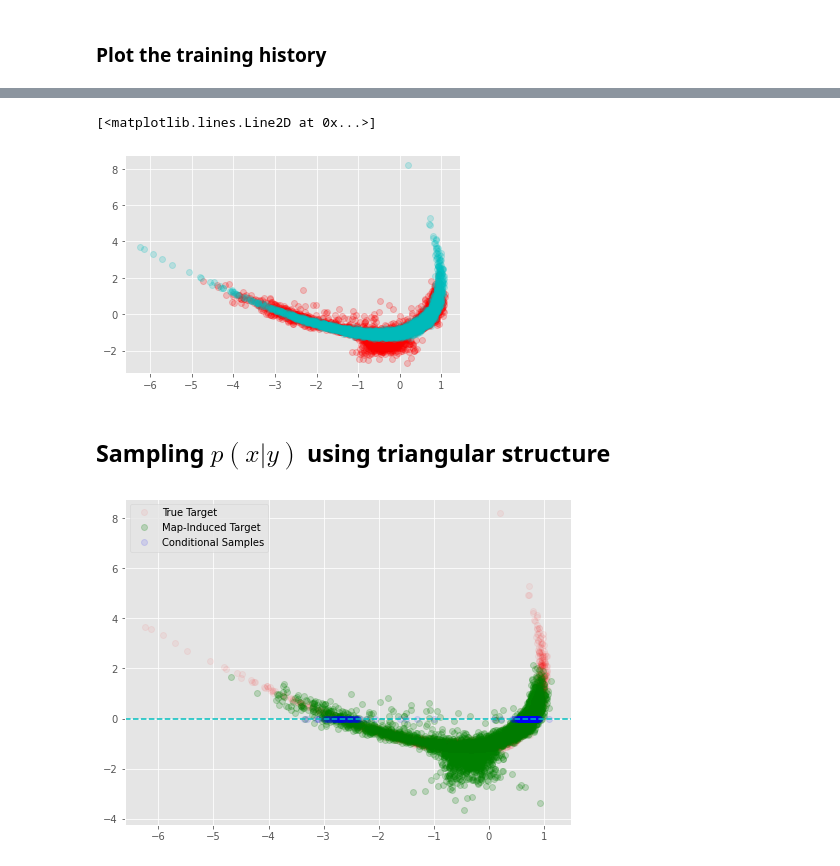
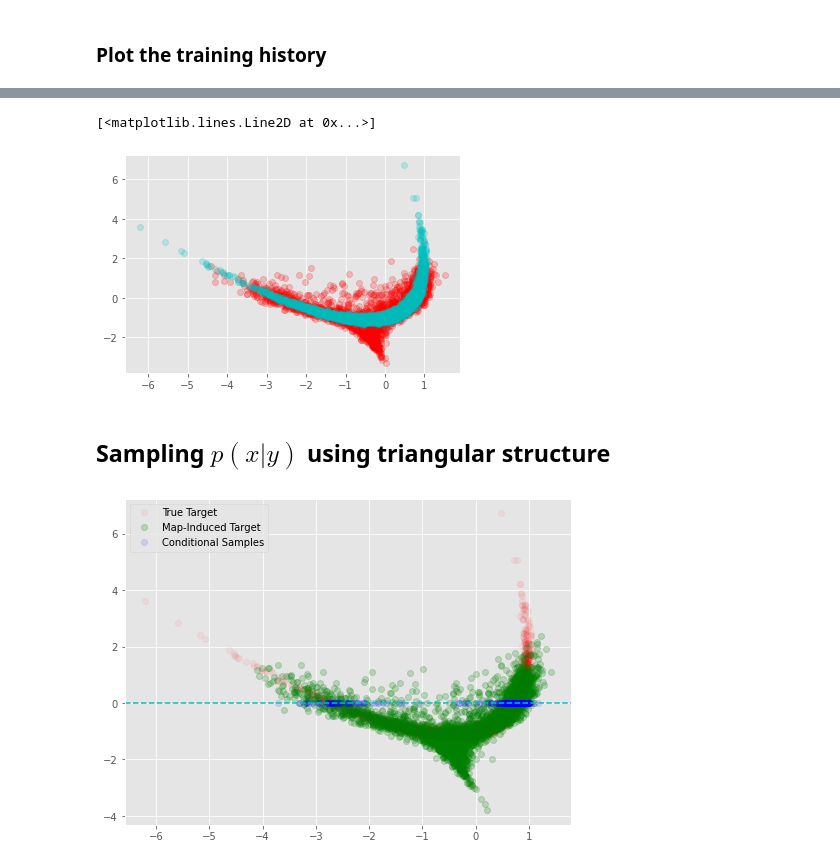
Before and after one commit to CaseyLeeDowdle/TransportNets, a Jupyter notebook: examples/ConditionalSampling/ConditionalSampling.ipynb, the cells around one changed output, grey strips where cells are left out. Saved outputs shown, nothing was run; the diff lists cells and outputs as text; code cells hidden in the pictures.

```diff
--- a/examples/ConditionalSampling/ConditionalSampling.ipynb
+++ b/examples/ConditionalSampling/ConditionalSampling.ipynb
@@ -54,7 +54,7 @@ ax2.plot(latent[:,0], latent[:,1], 'ro', alpha = .2)
 ### Define an NVP-based normalizing flow
 # %%
 # Create model object
-nvp = NVP(num_masked=2, output_dim=3, num_layers=5, neuron_list=[20,20], permutations=[[0,2,1]]*9)
+nvp = NVP(num_masked=2, output_dim=3, num_layers=5, neuron_list=[100,100], permutations=[[0,2,1]]*9)
 
 # Create optimizer and compile nvp with it
 opt = tf.keras.optimizers.Adam(learning_rate=5e-4, epsilon=1e-06)
@@ -79,7 +79,7 @@ _________________________________________________________________
 ### Train the model using ADAM
 # %%
 # Define training options
-n_epochs = 2000
+n_epochs = 400
 batch_size = 50
 
 # Put the target data in a format the tf likes.
@@ -127,31 +129,31 @@ plt.plot(forward_pass[:, 1], forward_pass[:, 2], 'ro', alpha=.2)
 plt.plot(target_3d[:,1], target_3d[:,2], 'co', alpha = .2)
 # %% [output]
 [<matplotlib.lines.Line2D at 0x...>]
-[figure, old version]
+[figure, new version]
 # %% [markdown]
 ## Sampling $p(x|y)$ using triangular structure
 # %%
 # We want to draw condition samples from about y = y^*
 y_star = 0.0
 
 ref_samps = tf.random.normal([5000,3],mean=0.0,stddev=1.0)
 tgt_samps = nvp(ref_samps)
 
 # Figure out what the value of r1 is
 tgt_test = tf.concat([y_star*tf.ones([1,1]), tgt_samps[0:1,1:]], axis=1)
 r1 = nvp.inverse(tgt_test)
 r1 = float(r1[0,0])
 
 # Now generate samples using the normalizing flow and fixed value of r1
 cond_ref_samps = tf.concat([r1*tf.ones([500,1]), tf.random.normal([500,2],mean=0.0,stddev=1.0)], axis=1)
 cond_tgt_samps = nvp(cond_ref_samps)
 
 plt.figure(figsize=(8,6))
 plt.plot(target_3d[:, 1], target_3d[:, 0], 'ro', alpha=.05, label='True Target')
-plt.plot(tgt_samps[:, 1], tgt_samps[:, 0], 'go', alpha=.2, label='Map-Induced Target')
+plt.plot(tgt_samps[:, 1], tgt_samps[:, 2], 'go', alpha=.2, label='Map-Induced Target')
 plt.plot(cond_tgt_samps[:, 1], cond_tgt_samps[:, 0], 'bo', alpha=.1, label='Conditional Samples')
 plt.axhline(y=y_star, color='c', linestyle='--')
 plt.legend(loc=2)
 plt.show()
 # %% [output]
-[figure, old version]
+[figure, new version]
```
Also changed, not shown: parts of 7 cells of this notebook, 6 other files.
